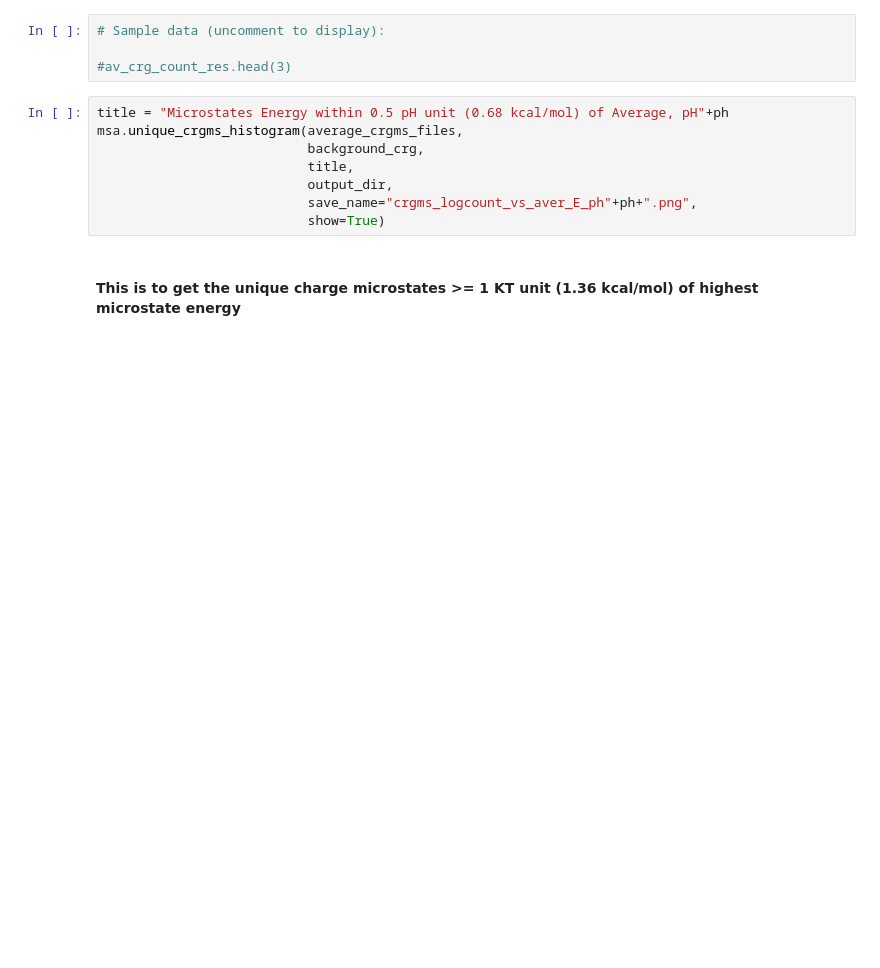
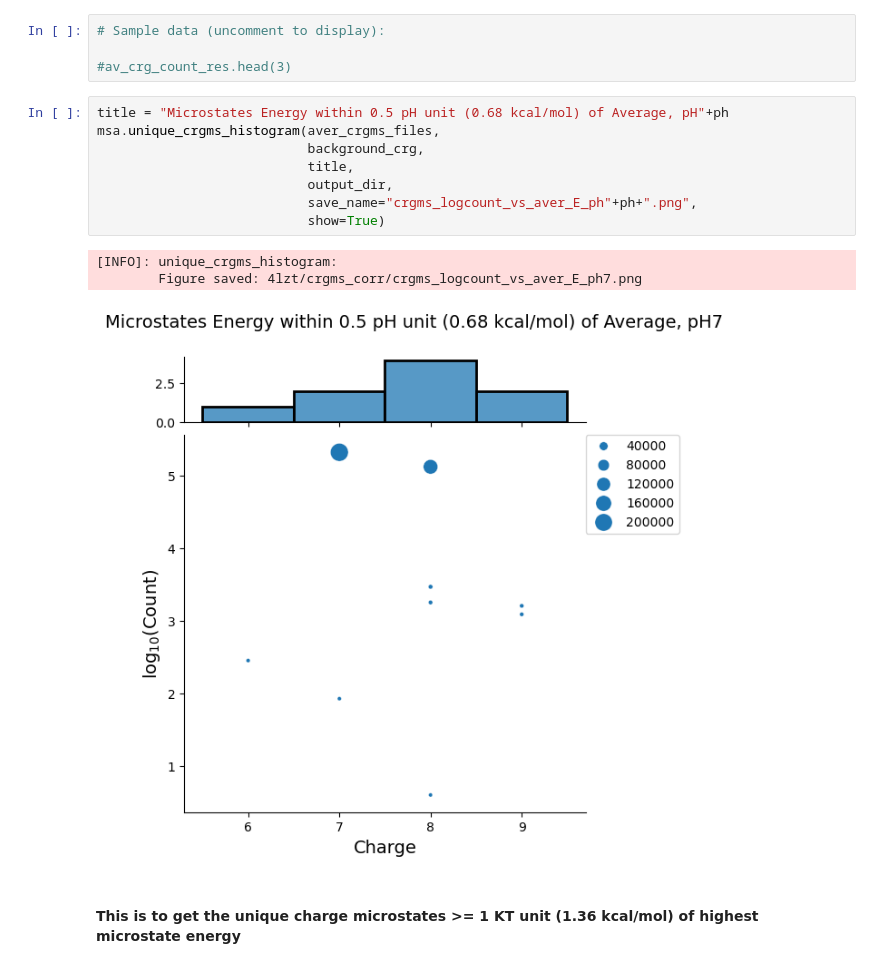
Before and after one commit to Raihancuny/python, a Jupyter notebook: microstate_analysis_code/run_cms_analysis.ipynb, the cells around one changed output. Cells and saved outputs as stored; diff of their text form; blank space fills up the shorter version.

```diff
--- a/microstate_analysis_code/run_cms_analysis.ipynb
+++ b/microstate_analysis_code/run_cms_analysis.ipynb
@@ -341,12 +389,16 @@ av_crg_count_res = msa.concat_crgms_dfs(aver_crgms_files[0],
 #av_crg_count_res.head(3)
 # %%
 title = "Microstates Energy within 0.5 pH unit (0.68 kcal/mol) of Average, pH"+ph
-msa.unique_crgms_histogram(average_crgms_files,
+msa.unique_crgms_histogram(aver_crgms_files,
                            background_crg,
                            title,
                            output_dir,
                            save_name="crgms_logcount_vs_aver_E_ph"+ph+".png",
                            show=True)
+# %% [output]
+[INFO]: unique_crgms_histogram:
+        Figure saved: 4lzt/crgms_corr/crgms_logcount_vs_aver_E_ph7.png
+[figure, added]
 # %% [markdown]
 #### This is to get the unique charge microstates >= 1 KT unit (1.36 kcal/mol) of highest microstate energy
 # %%
```
Also changed, not shown: parts of 18 cells of this notebook, 1 other file.
